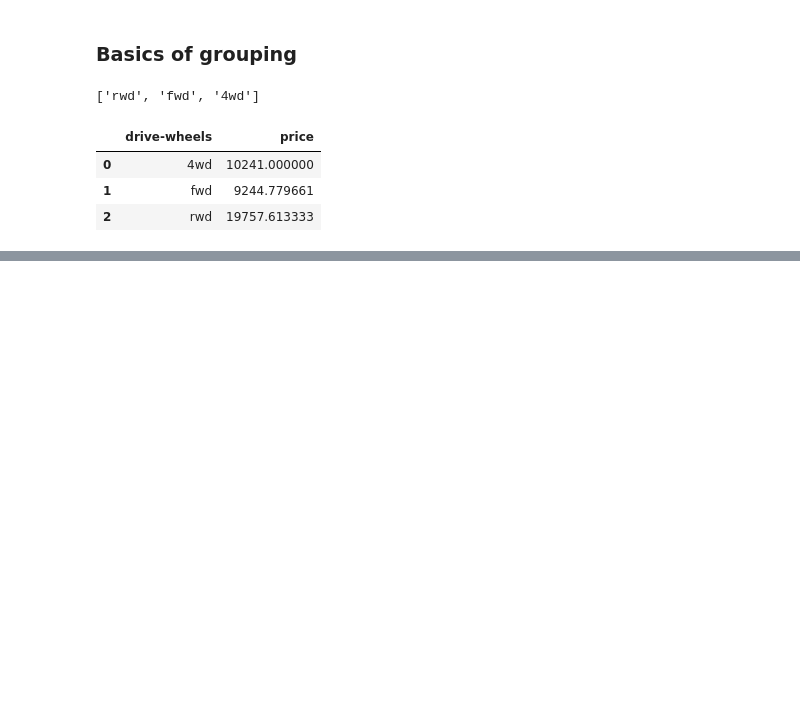
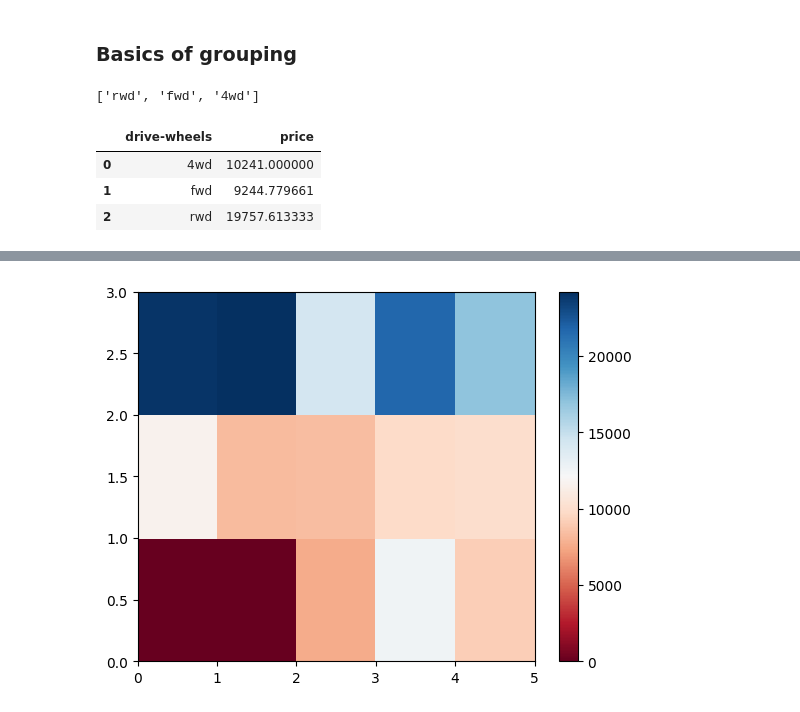
Before and after one commit to KRIS2HNA/AUTOMOBILE-PRICE-PREDICTION, a Jupyter notebook: auto-reg.ipynb, the cells around one changed output, grey strips where cells are left out. Cells and saved outputs as stored; diff of their text form; code cells hidden in the pictures; blank space fills up the shorter version.

```diff
--- a/auto-reg.ipynb
+++ b/auto-reg.ipynb
@@ -988,0 +1009,4 @@ df_group_one
+# %%
+# pivot table means creating a spreadsheet-style table that summarizes data by aggregating values based on specified rows and columns
+pivot_table = df.pivot_table(values='price', index='drive-wheels', columns='body-style')
+pivot_table
@@ -988,0 +1019,3 @@ df_group_one
+# %%
+pivot_table= pivot_table.fillna(0)
+pivot_table
@@ -988,0 +1040,6 @@ df_group_one
+# %%
+plt.pcolor(pivot_table, cmap='RdBu')
+plt.colorbar()
+plt.show()
+# %% [output]
+[figure, added]
```
Also changed, not shown: parts of 7 cells of this notebook.
